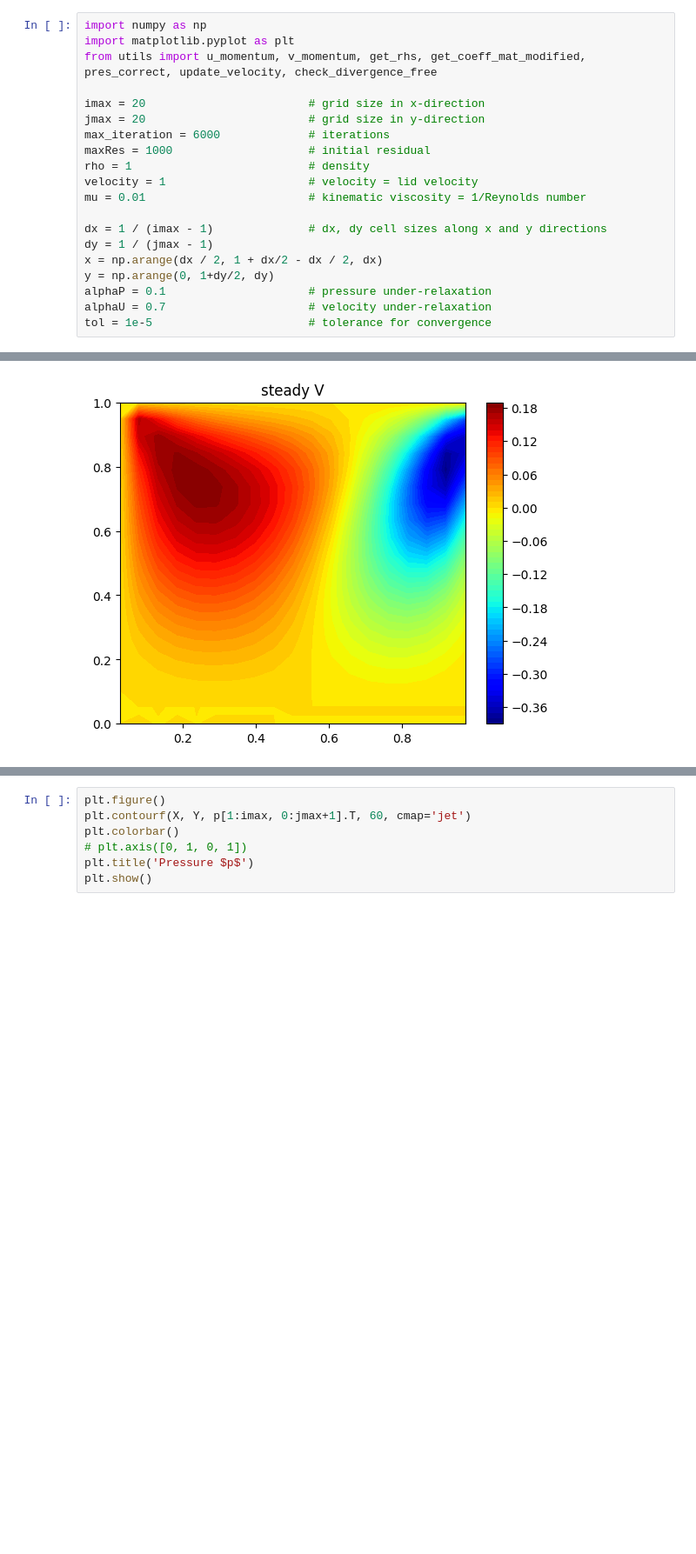
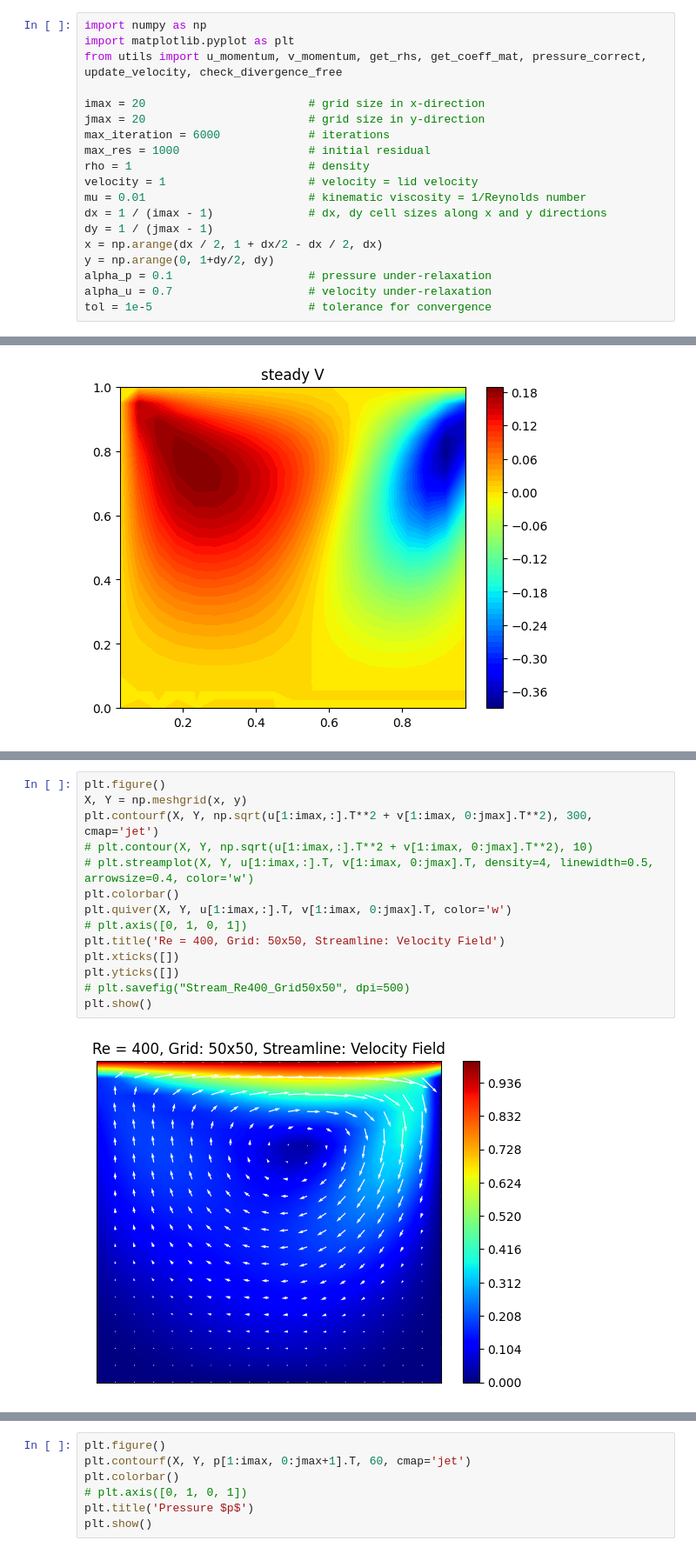
Before and after one commit to comp-physics/NISQ-Quantum-CFD, a Jupyter notebook: SIMPLE_LDC.ipynb, the cells around one changed output, grey strips where cells are left out. Shown at 87% size. Drawn from its saved outputs; the diff is of its cells as text; blank space fills up the shorter version.

```diff
--- a/SIMPLE_LDC.ipynb
+++ b/SIMPLE_LDC.ipynb
@@ -1,22 +1,21 @@
 # %%
 import numpy as np
 import matplotlib.pyplot as plt
-from utils import u_momentum, v_momentum, get_rhs, get_coeff_mat_modified, pres_correct, update_velocity, check_divergence_free
+from utils import u_momentum, v_momentum, get_rhs, get_coeff_mat, pressure_correct, update_velocity, check_divergence_free
 
 imax = 20                        # grid size in x-direction
 jmax = 20                        # grid size in y-direction
 max_iteration = 6000             # iterations
-maxRes = 1000                    # initial residual
+max_res = 1000                   # initial residual
 rho = 1                          # density
 velocity = 1                     # velocity = lid velocity
 mu = 0.01                        # kinematic viscosity = 1/Reynolds number
-
 dx = 1 / (imax - 1)              # dx, dy cell sizes along x and y directions
 dy = 1 / (jmax - 1)
 x = np.arange(dx / 2, 1 + dx/2 - dx / 2, dx)
 y = np.arange(0, 1+dy/2, dy)
-alphaP = 0.1                     # pressure under-relaxation
-alphaU = 0.7                     # velocity under-relaxation
+alpha_p = 0.1                    # pressure under-relaxation
+alpha_u = 0.7                    # velocity under-relaxation
 tol = 1e-5                       # tolerance for convergence
 # %%
 # Variable declaration
@@ -137,0 +147,16 @@ plt.show()
+# %%
+plt.figure()
+X, Y = np.meshgrid(x, y)
+plt.contourf(X, Y, np.sqrt(u[1:imax,:].T**2 + v[1:imax, 0:jmax].T**2), 300, cmap='jet')
+# plt.contour(X, Y, np.sqrt(u[1:imax,:].T**2 + v[1:imax, 0:jmax].T**2), 10)
+# plt.streamplot(X, Y, u[1:imax,:].T, v[1:imax, 0:jmax].T, density=4, linewidth=0.5, arrowsize=0.4, color='w')
+plt.colorbar()
+plt.quiver(X, Y, u[1:imax,:].T, v[1:imax, 0:jmax].T, color='w')
+# plt.axis([0, 1, 0, 1])
+plt.title('Re = 400, Grid: 50x50, Streamline: Velocity Field')
+plt.xticks([])
+plt.yticks([])
+# plt.savefig("Stream_Re400_Grid50x50", dpi=500)
+plt.show()
+# %% [output]
+[figure, added]
```
Also changed, not shown: parts of 12 cells of this notebook, 3 other files.
